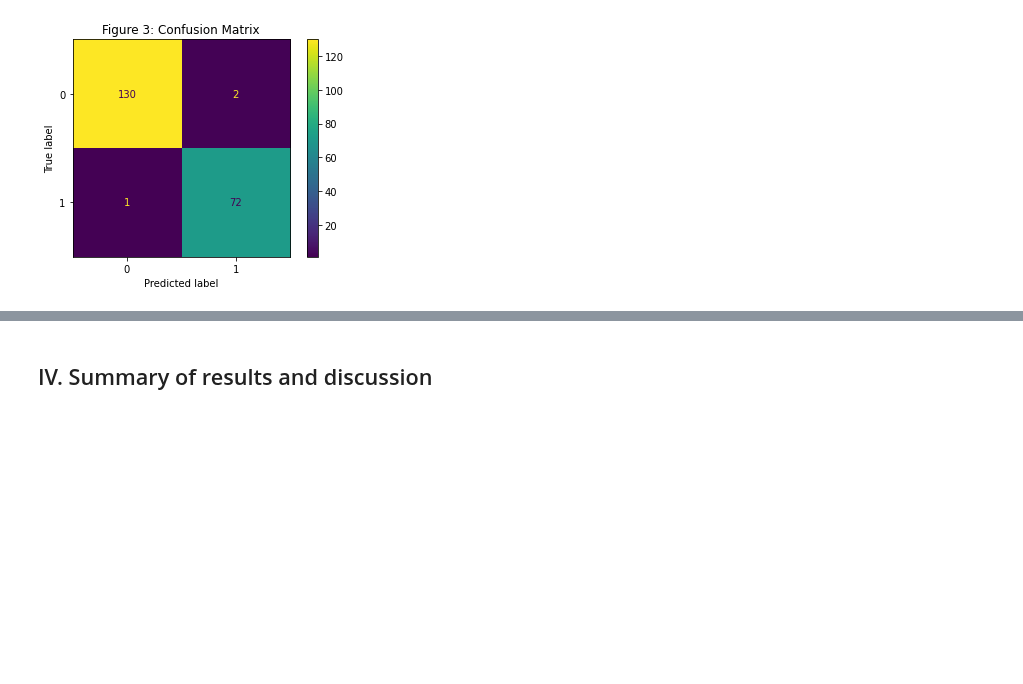
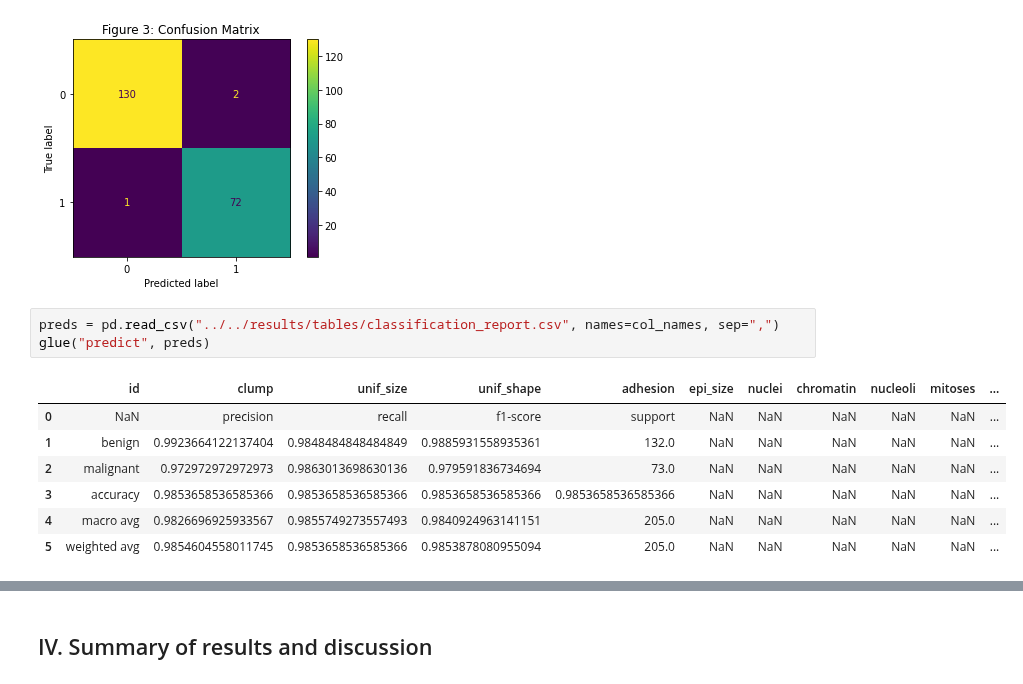
Before and after one commit to DSCI-310/DSCI-310-Group-5, a Jupyter notebook: doc/jbook/_build/jupyter_execute/breast_cancer_prediction.ipynb, the cells around one changed output, grey strips where cells are left out. Saved outputs shown, nothing was run; the diff lists cells and outputs as text; blank space fills up the shorter version.

```diff
--- a/doc/jbook/_build/jupyter_execute/breast_cancer_prediction.ipynb
+++ b/doc/jbook/_build/jupyter_execute/breast_cancer_prediction.ipynb
@@ -287,4 +312,15 @@ plt.title("Figure 3: Confusion Matrix")
 # %% [output]
 Text(0.5, 1.0, 'Figure 3: Confusion Matrix')
 [figure]
+# %%
+preds = pd.read_csv("../../results/tables/classification_report.csv", names=col_names, sep=",")
+glue("predict", preds)
+# %% [output]
+|  | id | clump | unif_size | unif_shape | adhesion | epi_size | nuclei | chromatin | nucleoli | mitoses | ... |
+| 0 | NaN | precision | recall | f1-score | support | NaN | NaN | NaN | NaN | NaN | ... |
+| 1 | benign | 0.9923664122137404 | 0.9848484848484849 | 0.9885931558935361 | 132.0 | NaN | NaN | NaN | NaN | NaN | ... |
+| 2 | malignant | 0.972972972972973 | 0.9863013698630136 | 0.979591836734694 | 73.0 | NaN | NaN | NaN | NaN | NaN | ... |
+| 3 | accuracy | 0.9853658536585366 | 0.9853658536585366 | 0.9853658536585366 | 0.9853658536585366 | NaN | NaN | NaN | NaN | NaN | ... |
+| 4 | macro avg | 0.9826696925933567 | 0.9855749273557493 | 0.9840924963141151 | 205.0 | NaN | NaN | NaN | NaN | NaN | ... |
+| 5 | weighted avg | 0.9854604558011745 | 0.9853658536585366 | 0.9853878080955094 | 205.0 | NaN | NaN | NaN | NaN | NaN | ... |
 # %% [markdown]
```
Also changed, not shown: parts of 17 cells of this notebook, 23 other files.
